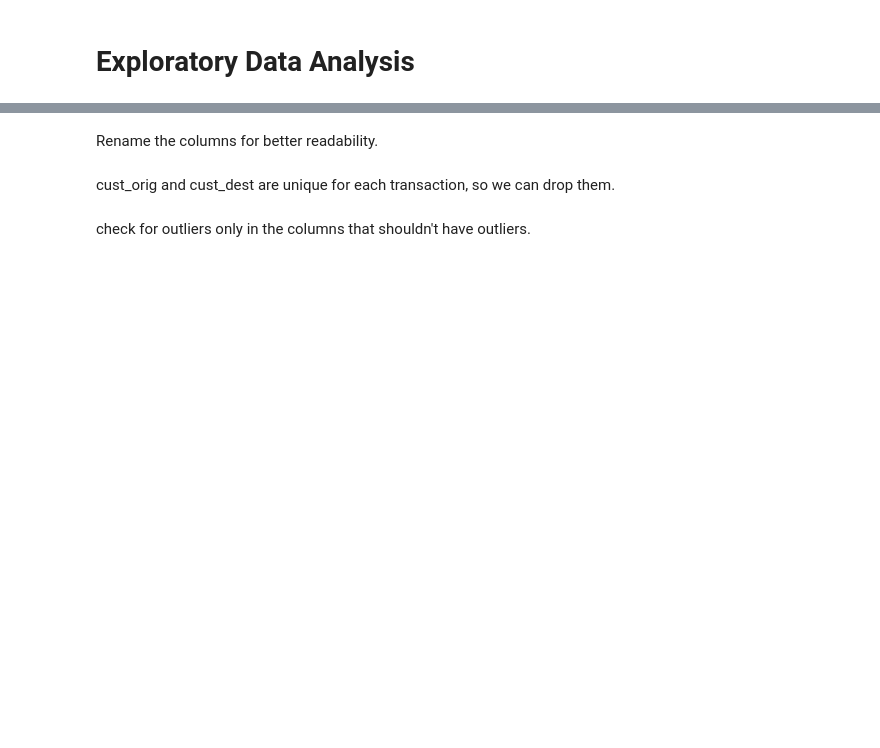
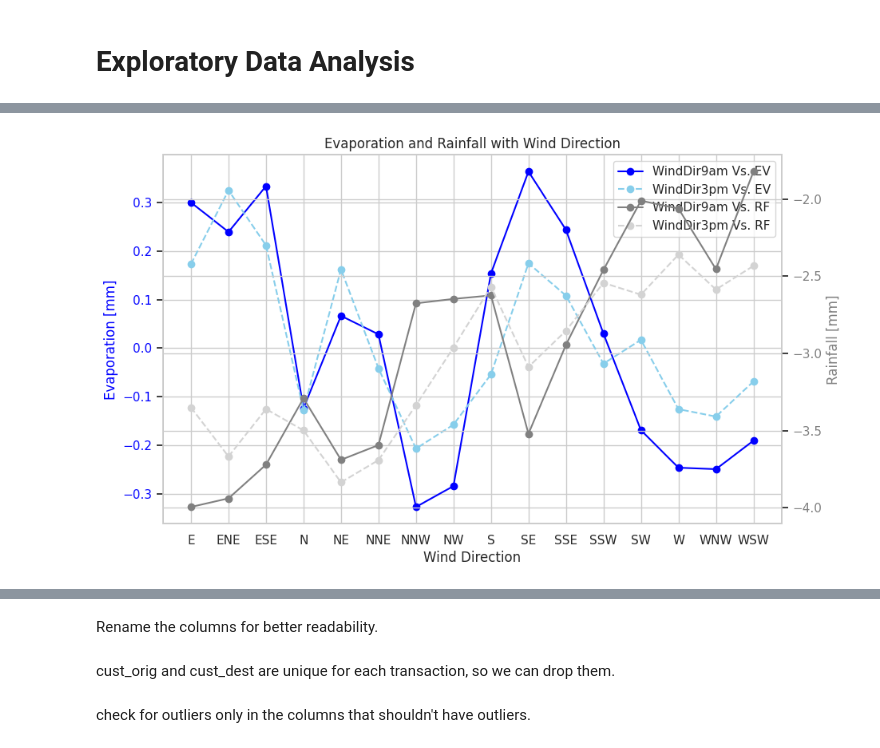
Before and after one commit to ikoghoemmanuell/Machine_Learning-Based_Rainfall_Prediction, a Jupyter notebook: rain.ipynb, the cells around one changed output, grey strips where cells are left out. Cells and saved outputs as stored; diff of their text form; code cells hidden in the pictures; blank space fills up the shorter version.

```diff
--- a/rain.ipynb
+++ b/rain.ipynb
@@ -405,0 +443,48 @@ NameError: name 'mhggvjhjhbjb' is not defined
+# %%
+# Drop rows where `Evaporation`, `Rainfall`, `WindDir9am`, or `WindDir3pm` are NaN
+df_cleaned = df.dropna(subset=['Evaporation', 'Rainfall', 'WindDir9am', 'WindDir3pm'])
+
+# Group by `WindDir9am` and `WindDir3pm` to get the average Evaporation and Rainfall
+# Calculate the mean Evaporation and Rainfall by wind direction
+wind_9am_data = df_cleaned.groupby('WindDir9am').agg({
+    'Evaporation': 'mean',
+    'Rainfall': 'mean'
+}).rename(columns={'Evaporation': 'WindDir9am_Evaporation', 'Rainfall': 'WindDir9am_Rainfall'})
+
+wind_3pm_data = df_cleaned.groupby('WindDir3pm').agg({
+    'Evaporation': 'mean',
+    'Rainfall': 'mean'
+}).rename(columns={'Evaporation': 'WindDir3pm_Evaporation', 'Rainfall': 'WindDir3pm_Rainfall'})
+
+# Merge the dataframes on wind directions, fill missing values with NaN if needed
+plot_data = pd.concat([wind_9am_data, wind_3pm_data], axis=1)
+
+# Set up the plot
+fig, ax1 = plt.subplots(figsize=(10, 6))
+
+# Plot WindDir9am vs Evaporation
+ax1.plot(plot_data.index, plot_data['WindDir9am_Evaporation'], marker='o', color='blue', linestyle='-', label='WindDir9am Vs. EV')
+# Plot WindDir3pm vs Evaporation
+ax1.plot(plot_data.index, plot_data['WindDir3pm_Evaporation'], marker='o', color='skyblue', linestyle='--', label='WindDir3pm Vs. EV')
+ax1.set_xlabel('Wind Direction')
+ax1.set_ylabel('Evaporation [mm]', color='blue')
+ax1.tick_params(axis='y', labelcolor='blue')
+
+# Create a second y-axis for Rainfall
+ax2 = ax1.twinx()
+ax2.plot(plot_data.index, plot_data['WindDir9am_Rainfall'], marker='o', color='gray', linestyle='-', label='WindDir9am Vs. RF')
+ax2.plot(plot_data.index, plot_data['WindDir3pm_Rainfall'], marker='o', color='lightgray', linestyle='--', label='WindDir3pm Vs. RF')
+ax2.set_ylabel('Rainfall [mm]', color='gray')
+ax2.tick_params(axis='y', labelcolor='gray')
+
+# Combine legends from both axes
+lines, labels = ax1.get_legend_handles_labels()
+lines2, labels2 = ax2.get_legend_handles_labels()
+ax1.legend(lines + lines2, labels + labels2, loc='upper right')
+
+# Set the title
+plt.title('Evaporation and Rainfall with Wind Direction')
+plt.xticks(rotation=45)
+plt.show()
+# %% [output]
+[figure, added]
```
Also changed, not shown: parts of 34 cells of this notebook.
